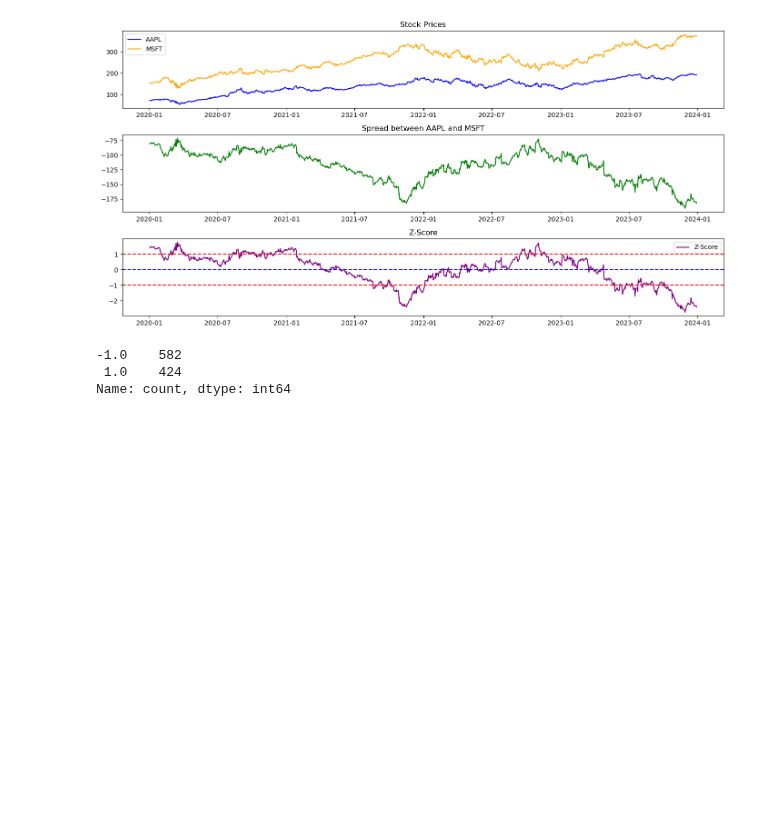
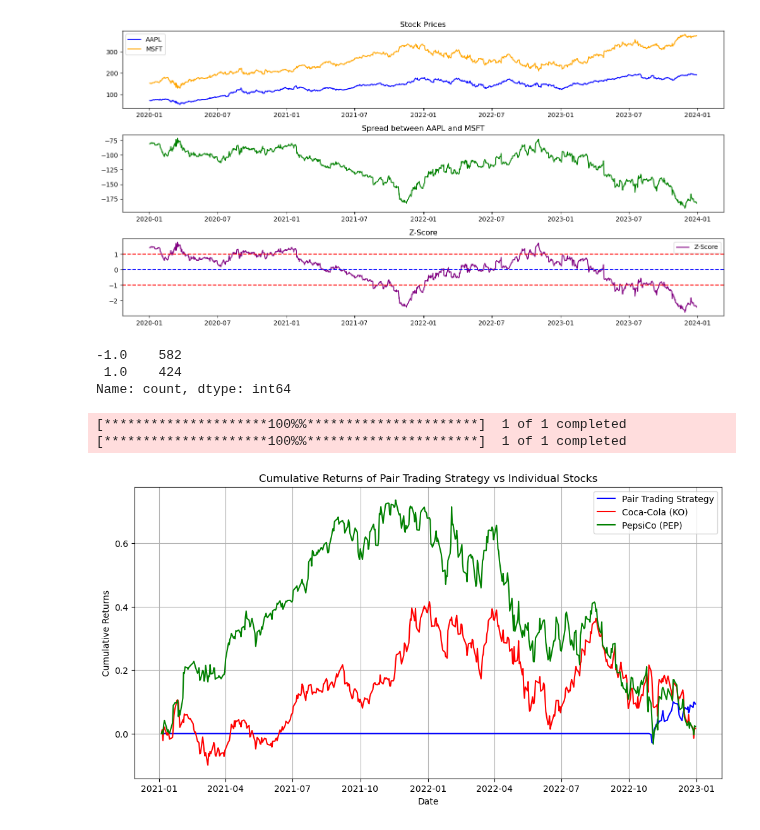
Before and after one commit to sudhinjac/port, a Jupyter notebook: PAORTRADING.ipynb, the cells around one changed output. Cells and saved outputs as stored; diff of their text form; code cells hidden in the pictures; blank space fills up the shorter version.

```diff
--- a/PAORTRADING.ipynb
+++ b/PAORTRADING.ipynb
@@ -165,3 +165,81 @@ print(signals.value_counts())
 -1.0    582
  1.0    424
 Name: count, dtype: int64
+# %%
+import yfinance as yf
+import numpy as np
+import pandas as pd
+import matplotlib.pyplot as plt
+from scipy.stats import zscore
+
+# Download historical data
+stock1 = yf.download("AAPL", start="2021-01-01", end="2023-01-01")["Adj Close"]
+stock2 = yf.download("GOOGL", start="2021-01-01", end="2023-01-01")["Adj Close"]
+
+# Calculate the spread between the two stocks
+spread = stock1 - stock2
+
+# Normalize the spread using Z-score
+spread_z = zscore(spread)
+
+# Define entry and exit Z-score thresholds
+entry_threshold = 2.0  # Enter the trade if Z-score > 2 or Z-score < -2
+exit_threshold = 0.5   # Exit the trade if Z-score returns close to zero
+
+# Initialize trade signals
+positions = pd.DataFrame(index=spread.index, columns=['Stock1_Position', 'Stock2_Position'])
+positions.iloc[:] = 0
+
+# Implement the trading strategy
+for i in range(1, len(spread_z)):
+    # Go long on Stock1 and short on Stock2 when Z-score is above the entry threshold
+    if spread_z[i] > entry_threshold:
+        positions['Stock1_Position'].iloc[i] = -1  # Short Stock1
+        positions['Stock2_Position'].iloc[i] = 1   # Long Stock2
+
+    # Go long on Stock2 and short on Stock1 when Z-score is below the negative entry threshold
+    elif spread_z[i] < -entry_threshold:
+        positions['Stock1_Position'].iloc[i] = 1   # Long Stock1
+        positions['Stock2_Position'].iloc[i] = -1  # Short Stock2
+
+    # Exit the position if Z-score is close to zero
+    elif abs(spread_z[i]) < exit_threshold:
+        positions['Stock1_Position'].iloc[i] = 0
+        positions['Stock2_Position'].iloc[i] = 0
+    else:
+        # Hold the previous positions if no trade signal
+        positions['Stock1_Position'].iloc[i] = positions['Stock1_Position'].iloc[i-1]
+        positions['Stock2_Position'].iloc[i] = positions['Stock2_Position'].iloc[i-1]
+
+# Calculate daily returns for each stock
+returns_stock1 = stock1.pct_change().fillna(0)
+returns_stock2 = stock2.pct_change().fillna(0)
+
+# Calculate strategy returns based on position size and stock returns
+strategy_returns = positions['Stock1_Position'].shift(1) * returns_stock1 + positions['Stock2_Position'].shift(1) * returns_stock2
+
+# Calculate cumulative returns for strategy and individual stocks
+cumulative_strategy_returns = (1 + strategy_returns).cumprod() - 1
+cumulative_stock1_returns = (1 + returns_stock1).cumprod() - 1
+cumulative_stock2_returns = (1 + returns_stock2).cumprod() - 1
+
+# Plot cumulative returns
+plt.figure(figsize=(12, 6))
+plt.plot(cumulative_strategy_returns, label='Pair Trading Strategy', color='blue')
+plt.plot(cumulative_stock1_returns, label='Coca-Cola (KO)', color='red')
+plt.plot(cumulative_stock2_returns, label='PepsiCo (PEP)', color='green')
+plt.title('Cumulative Returns of Pair Trading Strategy vs Individual Stocks')
+plt.xlabel('Date')
+plt.ylabel('Cumulative Returns')
+plt.legend()
+plt.grid()
+plt.show()
+
+# Display the total returns for comparison
+print("Total return of pair trading strategy: {:.2f}%".format(cumulative_strategy_returns.iloc[-1] * 100))
+print("Total return of Coca-Cola (KO): {:.2f}%".format(cumulative_stock1_returns.iloc[-1] * 100))
+print("Total return of PepsiCo (PEP): {:.2f}%".format(cumulative_stock2_returns.iloc[-1] * 100))
+# %% [output]
+[*********************100%%**********************]  1 of 1 completed
+[*********************100%%**********************]  1 of 1 completed
+[figure, added]
```
Also changed, not shown: parts of 2 cells of this notebook, 3 other files.
